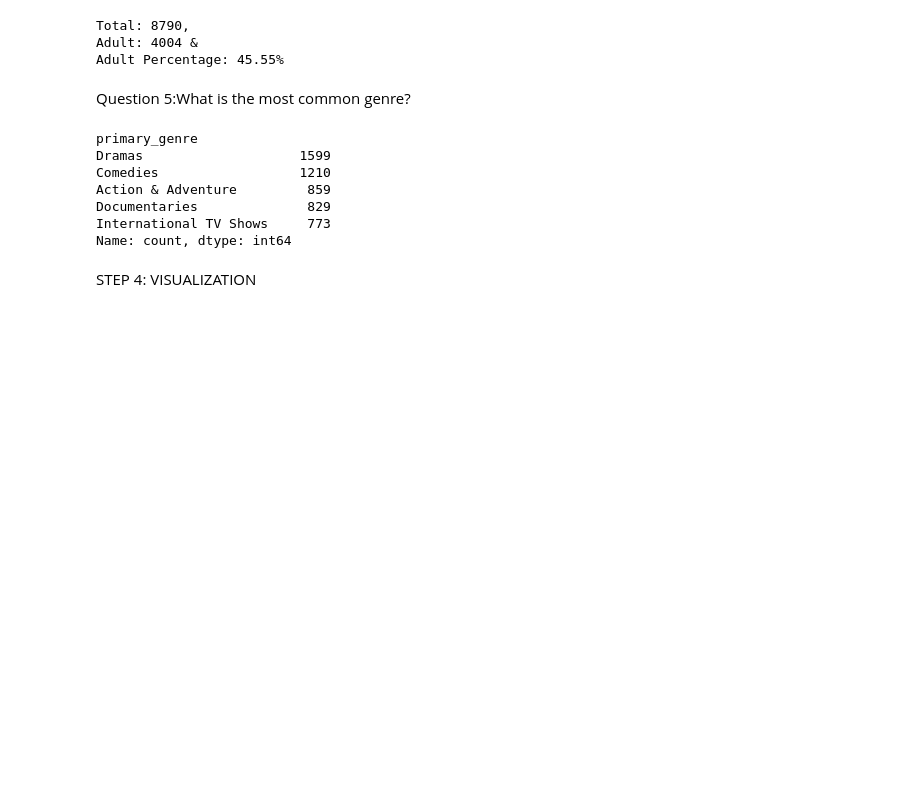
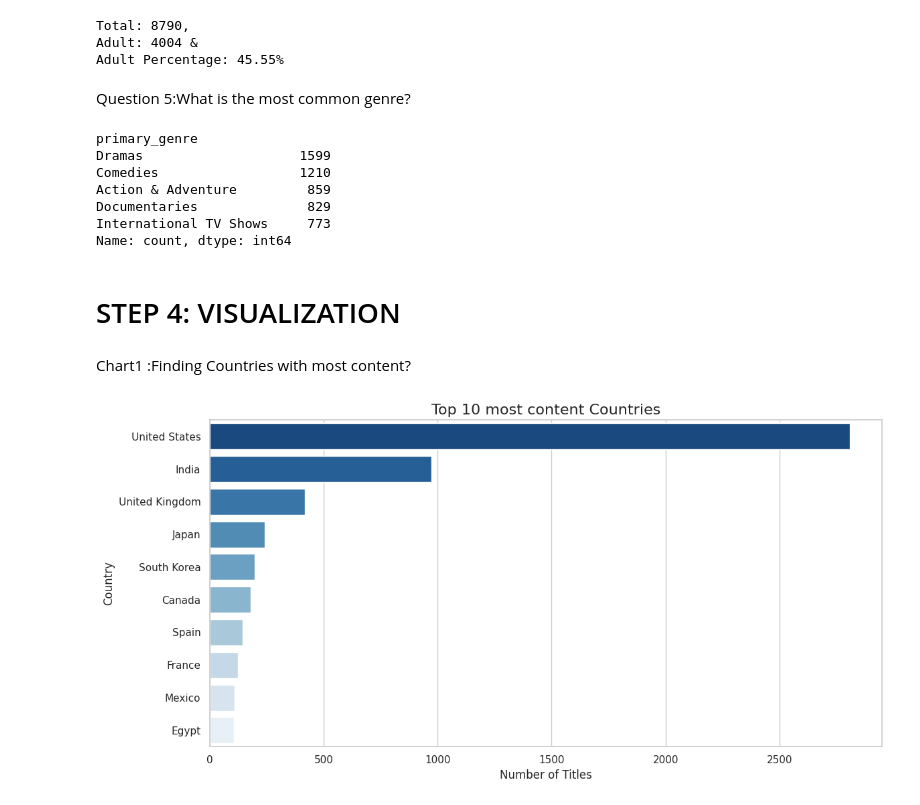
Before and after one commit to DevBhargav07/ML_Learning_Pluto, a Jupyter notebook: Codespace/ML_Learning.ipynb, the cells around one changed output. Saved outputs shown, nothing was run; the diff lists cells and outputs as text; code cells hidden in the pictures; blank space fills up the shorter version.

Commit message:
adding the first chart with te matplotlib

```diff
--- a/Codespace/ML_Learning.ipynb
+++ b/Codespace/ML_Learning.ipynb
@@ -360,4 +362,27 @@ Documentaries              829
 International TV Shows     773
 Name: count, dtype: int64
 # %% [markdown]
-STEP 4: VISUALIZATION
+# STEP 4: VISUALIZATION
+# %%
+# imports
+import matplotlib.pyplot as plt
+import seaborn as sns
+
+# make sure the charts all
+sns.set_theme(style="whitegrid")
+# %% [markdown]
+Chart1 :Finding Countries with most content?
+# %%
+# finding the values(top_countries)
+top_countries = df[df["country"]!="Unknown"]["country"].value_counts().head(10)
+# as we are taking the first 10 we have to set x and y axis limit for pyplot
+plt.figure(figsize=(12, 6))
+sns.barplot(x=top_countries.values, y=top_countries.index, hue=top_countries.index, palette="Blues_r", legend=False)
+
+plt.title("Top 10 most content Countries", fontsize=16)
+plt.xlabel("Number of Titles")
+plt.ylabel("Country")
+plt.tight_layout()
+plt.show()
+# %% [output]
+[figure, added]
```
Also changed, not shown: parts of 4 cells of this notebook.
